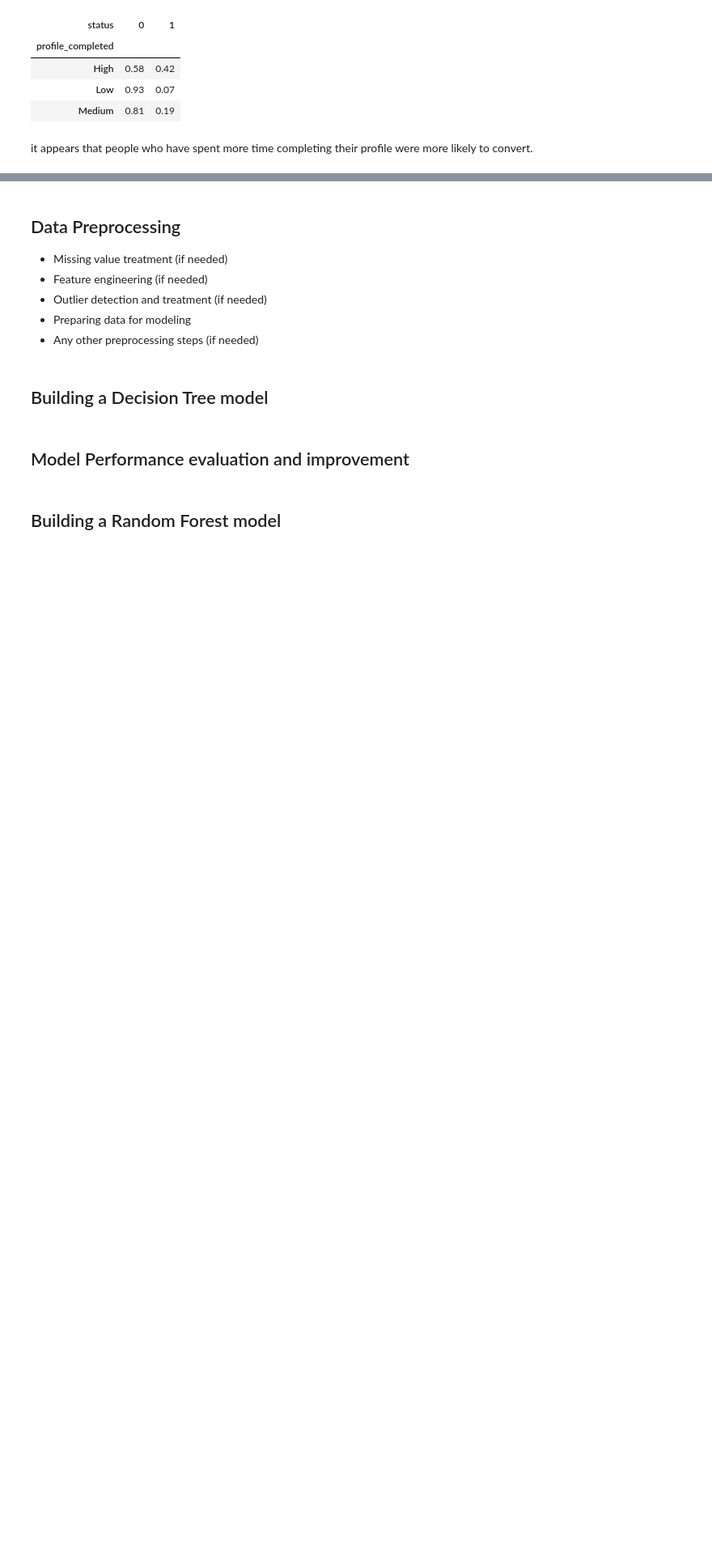
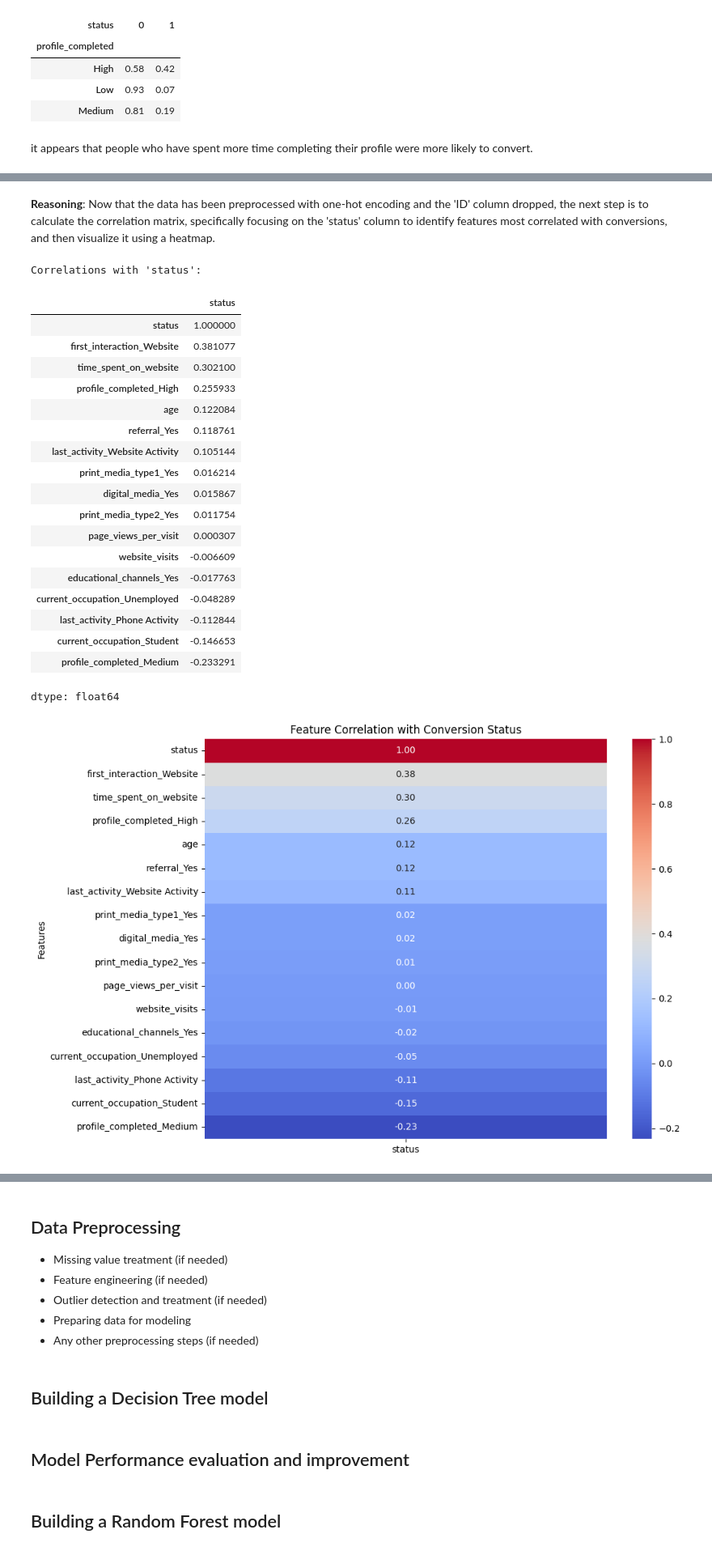
Before and after one commit to mikejoe144/MIT_Course_ElectiveProject, a Jupyter notebook: Learner Notebook - Full Code Version - Potential Customers Prediction.ipynb, the cells around one changed output, grey strips where cells are left out. Shown at 81% size. Saved outputs shown, nothing was run; the diff lists cells and outputs as text; code cells hidden in the pictures; blank space fills up the shorter version.

Commit message:
added correlation matrix

```diff
--- a/Learner Notebook - Full Code Version - Potential Customers Prediction.ipynb
+++ b/Learner Notebook - Full Code Version - Potential Customers Prediction.ipynb
@@ -360,0 +419,18 @@ it appears that people who have spent more time completing their profile were mo
+# %%
+df_processed = df.copy()
+
+# Drop the 'ID' column as it's not needed for correlation and is not a feature
+df_processed = df_processed.drop('ID', axis=1)
+
+# Explicitly set the category order for 'profile_completed' to ensure 'Low' is dropped when drop_first=True. it was already observed that low has a negative correlation to conversions
+df_processed['profile_completed'] = pd.Categorical(df_processed['profile_completed'], categories=['Low', 'Medium', 'High'], ordered=True)
+
+# Identify all columns to be one-hot encoded: these are now all 'object' dtypes and the 'category' dtype
+categorical_cols_for_dummies = df_processed.select_dtypes(include=['object', 'category']).columns
+
+# Apply one-hot encoding to identified categorical columns, dropping the first category (which will be 'Low' for profile_completed)
+df_processed = pd.get_dummies(df_processed, columns=categorical_cols_for_dummies, drop_first=True)
+
+print("Shape of df_processed after one-hot encoding:", df_processed.shape)
+print("First 5 rows of df_processed:")
+display(df_processed.head())
@@ -360,0 +446,39 @@ it appears that people who have spent more time completing their profile were mo
+# %% [markdown]
+**Reasoning**:
+Now that the data has been preprocessed with one-hot encoding and the 'ID' column dropped, the next step is to calculate the correlation matrix, specifically focusing on the 'status' column to identify features most correlated with conversions, and then visualize it using a heatmap.
+# %%
+correlation_matrix = df_processed.corr()
+
+# Sort the correlations with 'status' in descending order
+status_correlations = correlation_matrix['status'].sort_values(ascending=False)
+print("Correlations with 'status':")
+display(status_correlations)
+
+# Visualize the correlation matrix focusing on 'status'
+plt.figure(figsize=(10, 8))
+sns.heatmap(correlation_matrix[['status']].sort_values(by='status', ascending=False), annot=True, cmap='coolwarm', fmt=".2f")
+plt.title('Feature Correlation with Conversion Status')
+plt.ylabel('Features')
+plt.show()
+# %% [output]
+Correlations with 'status':
+|  | status |
+| status | 1.000000 |
+| first_interaction_Website | 0.381077 |
+| time_spent_on_website | 0.302100 |
+| profile_completed_High | 0.255933 |
+| age | 0.122084 |
+| referral_Yes | 0.118761 |
+| last_activity_Website Activity | 0.105144 |
+| print_media_type1_Yes | 0.016214 |
+| digital_media_Yes | 0.015867 |
+| print_media_type2_Yes | 0.011754 |
+| page_views_per_visit | 0.000307 |
+| website_visits | -0.006609 |
+| educational_channels_Yes | -0.017763 |
+| current_occupation_Unemployed | -0.048289 |
+| last_activity_Phone Activity | -0.112844 |
+| current_occupation_Student | -0.146653 |
+| profile_completed_Medium | -0.233291 |
+dtype: float64
+[figure, added]
```
Also changed, not shown: parts of 9 cells of this notebook.
